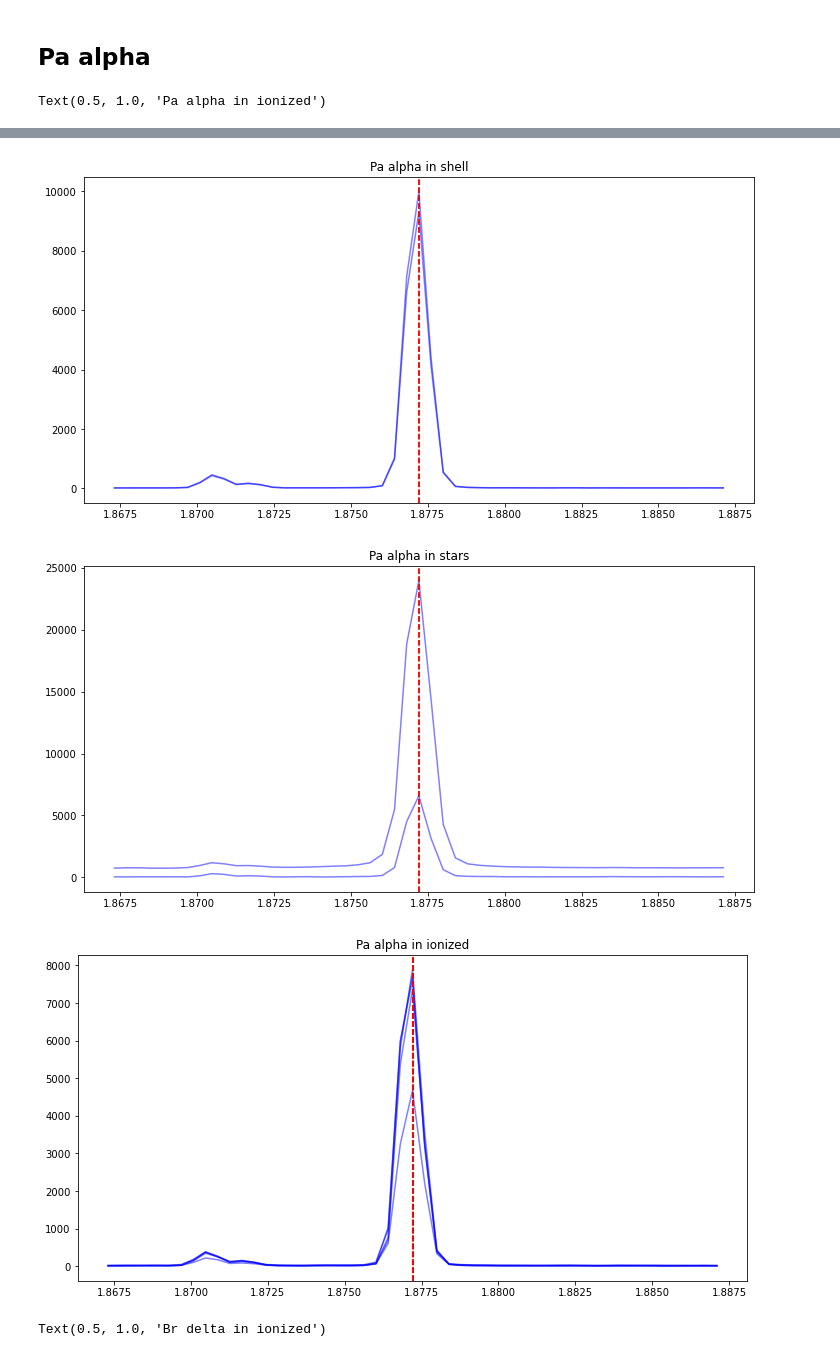
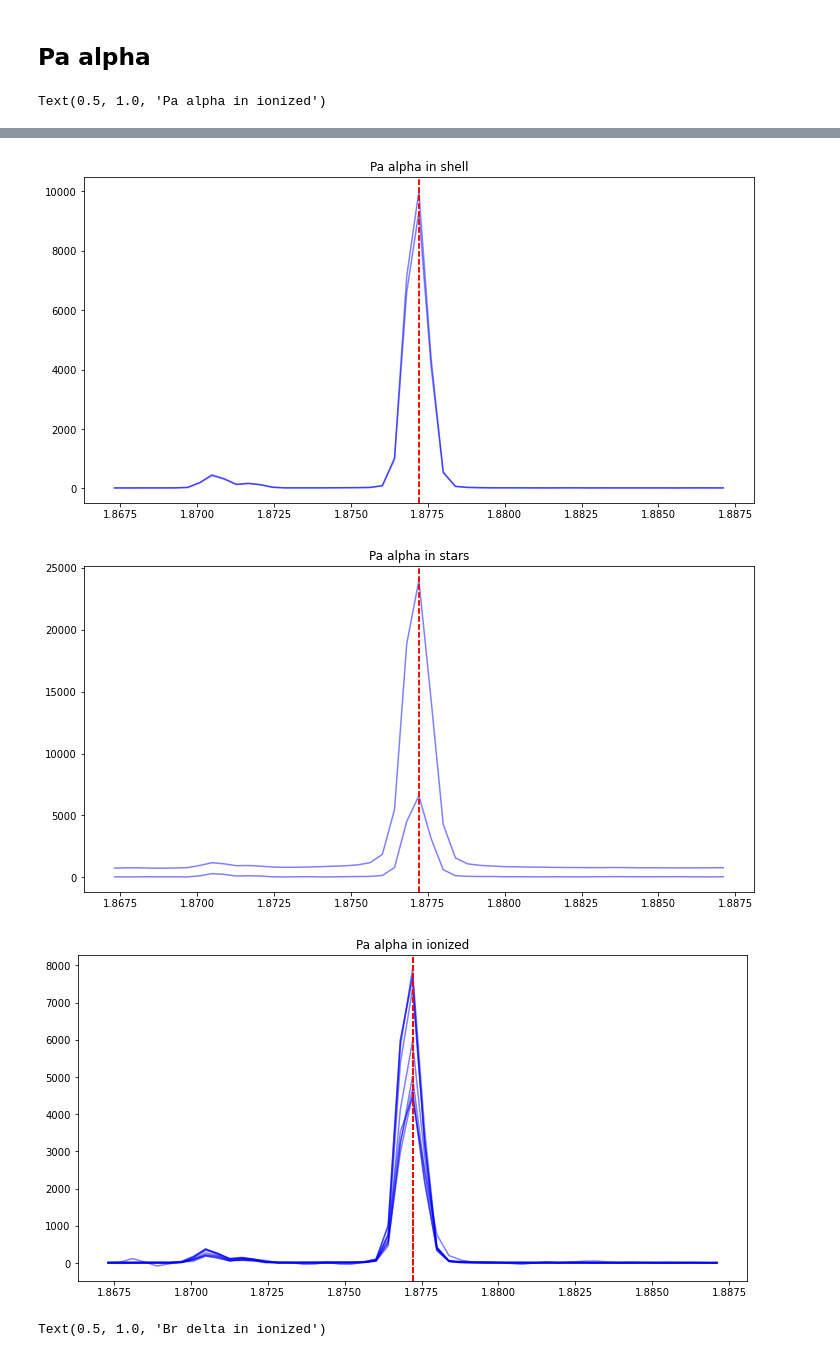
Before and after one commit to will-henney/globule-seminario, a Jupyter notebook: 30Doradus/Fit_to_spectrum_of_NIRSpec.ipynb, the cells around one changed output, grey strips where cells are left out. Drawn from its saved outputs; the diff is of its cells as text; code cells hidden in the pictures.

Commit message:
The problem that I had yesterday with the peaks has been corrected

```diff
--- a/30Doradus/Fit_to_spectrum_of_NIRSpec.ipynb
+++ b/30Doradus/Fit_to_spectrum_of_NIRSpec.ipynb
@@ -96,7 +96,7 @@ class FilterSpectrum:
         self.y = flux_Spec[idx_min:idx_max]
 
     def finding_peaks(self,flux):
-        self.peaks_idx, self.peaks_info = find_peaks(flux,prominence=(0.01*self.max_y,self.max_y),height=0)
+        self.peaks_idx, self.peaks_info = find_peaks(flux,prominence=(0.01*self.max_y),height=0)
 
     def identify_peaks(self,catal,):
         for name, line_exp in catal.items():
@@ -369,38 +369,38 @@ for i in specs_NIRSpec[0:3]:
     mask = i.get_peak_mask('Pa alpha')
     plt.plot(i.x[mask], i.y[mask], color = 'blue', alpha=0.5)
     plt.axvline(i.peaks['Pa alpha']['mean'], color='r', ls='--')
     limi = i.peaks['Pa alpha']['amplitude']
 plt.title('Pa alpha in neutral')
 '''For shell'''
 plt.figure(figsize=(12,6))
 for i in specs_NIRSpec[4:6]:
     mask = i.get_peak_mask('Pa alpha')
     plt.plot(i.x[mask], i.y[mask], color = 'blue', alpha=0.5)
     plt.axvline(i.peaks['Pa alpha']['mean'], color='r', ls='--')
     limi = i.peaks['Pa alpha']['amplitude']
 plt.title('Pa alpha in shell')
 '''For stars'''
 plt.figure(figsize=(12,6))
 for i in specs_NIRSpec[7:9]:
     mask = i.get_peak_mask('Pa alpha')
     plt.plot(i.x[mask], i.y[mask], color = 'blue', alpha=0.5)
     plt.axvline(i.peaks['Pa alpha']['mean'], color='r', ls='--')
     limi = i.peaks['Pa alpha']['amplitude']
 plt.title('Pa alpha in stars')
 '''For ionized regions'''
 plt.figure(figsize=(12,6))
 for i in specs_NIRSpec[10:]:
-    if 'Pa alpha' in i.peaks:
-        mask = i.get_peak_mask('Pa alpha')
-        plt.plot(i.x[mask], i.y[mask], color = 'blue', alpha=0.5)
-        plt.axvline(i.peaks['Pa alpha']['mean'], color='r', ls='--')
+    #if 'Pa alpha' in i.peaks:
+    mask = i.get_peak_mask('Pa alpha')
+    plt.plot(i.x[mask], i.y[mask], color = 'blue', alpha=0.5)
+    plt.axvline(i.peaks['Pa alpha']['mean'], color='r', ls='--')
 plt.title('Pa alpha in ionized')
 # %% [output]
 Text(0.5, 1.0, 'Pa alpha in ionized')
 [figure]
 [figure]
 [figure]
-[figure, old version]
+[figure, new version]
 # %%
 '''For neutral regions'''
 plt.figure(figsize=(12,6))
```
